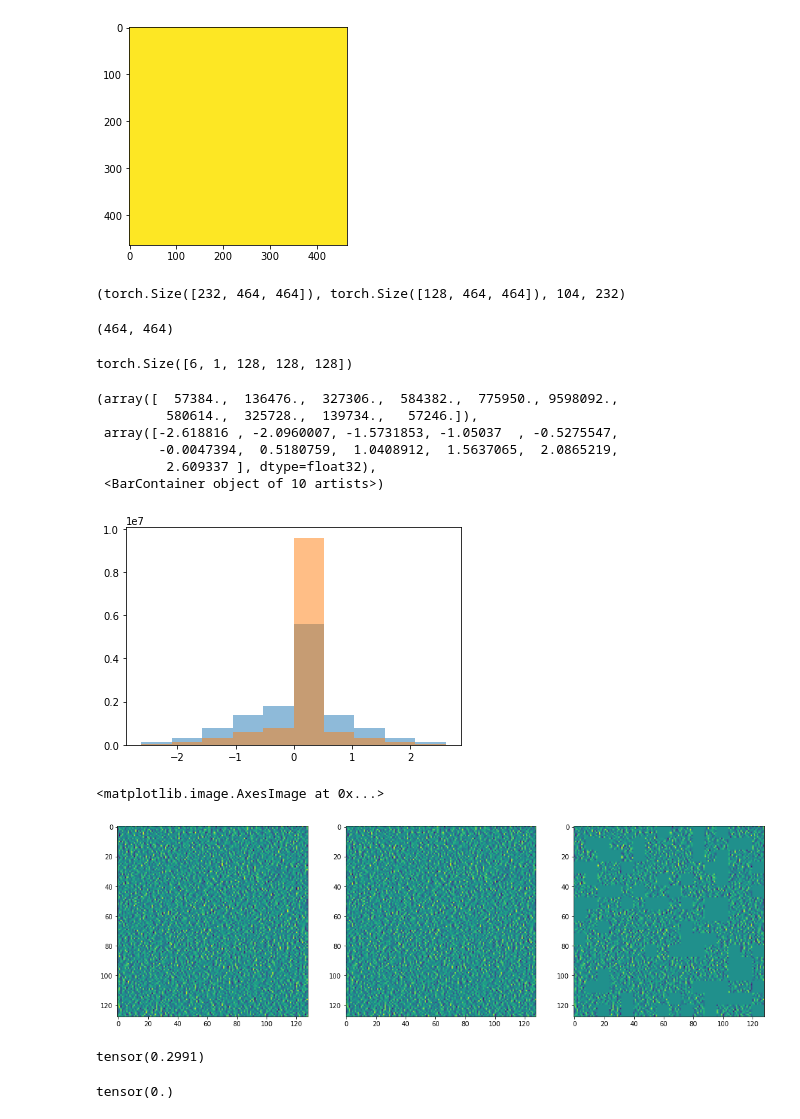
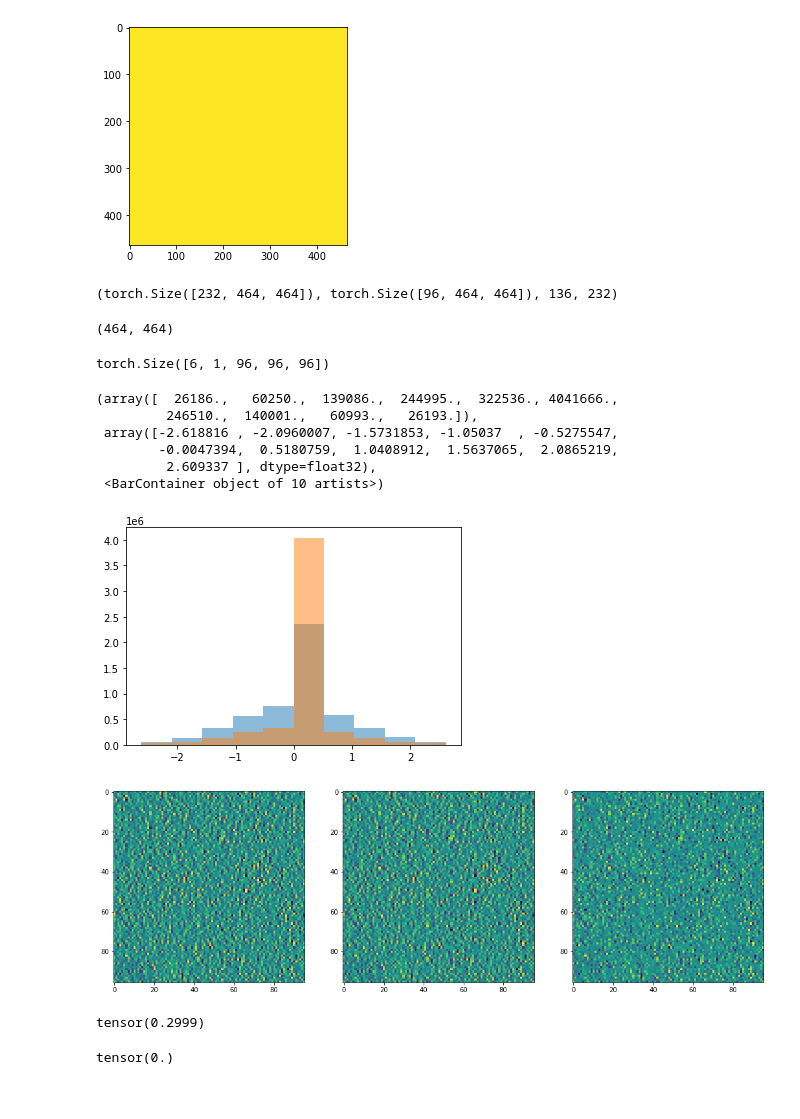
Before and after one commit to Fickincool/master-thesis, a Jupyter notebook: Notebooks/6.00_self2selfDenoising/6.00_dataloader_pilot.ipynb, the cells around one changed output. Saved outputs shown, nothing was run; the diff lists cells and outputs as text; code cells hidden in the pictures.

```diff
--- a/Notebooks/6.00_self2selfDenoising/6.00_dataloader_pilot.ipynb
+++ b/Notebooks/6.00_self2selfDenoising/6.00_dataloader_pilot.ipynb
@@ -121,12 +121,21 @@ len(grid)
 # %%
 # cet_path = os.path.join(PARENT_PATH, 'data/raw_cryo-ET/tomo02.mrc')
 cet_path = os.path.join(PARENT_PATH, 'data/S2SDenoising/dummy_tomograms/tomo02_dummy.mrc')
+gt_cet_path = None
+# simulated_model = 'model14'
+# cet_path = os.path.join(
+#     PARENT_PATH, "data/S2SDenoising/dummy_tomograms/tomoPhantom_%s_Poisson5000+Gauss5+stripes.mrc" %simulated_model
+# )
+# gt_cet_path = os.path.join(
+#     PARENT_PATH, "data/S2SDenoising/dummy_tomograms/tomoPhantom_%s.mrc" %simulated_model
+# )
+
 
 p=0.3
 batch_size = 8
 num_gpus = 2
-subtomo_length = 128
+subtomo_length = 96
 
-my_dataset = singleCET_dataset(cet_path, subtomo_length, p=p, volumetric_scale_factor=8)
+my_dataset = singleCET_dataset(cet_path, subtomo_length, p=p, volumetric_scale_factor=8, gt_tomo_path=gt_cet_path)
 print('Size of dataset: %i, Steps per epoch: %i' %(len(my_dataset), len(my_dataset)/(batch_size*num_gpus)))
 # %% [output]
@@ -191,48 +180,55 @@ plt.imshow(dummy_tomo[-1], vmin=0, vmax=1)
 # check last set of dimensions across Z
 tomo_data.shape, dummy_tomo[zmin:zmax].shape, zmin, zmax
 # %% [output]
-(torch.Size([232, 464, 464]), torch.Size([128, 464, 464]), 104, 232)
+(torch.Size([232, 464, 464]), torch.Size([96, 464, 464]), 136, 232)
 # %%
 ymax, xmax
 # %% [output]
 (464, 464)
 # %%
-idx = 0
-subtomo, target, mask = my_dataset[idx]
+idx = 10
+subtomo, target, mask, gt_subtomo = my_dataset[idx]
 subtomo.shape
 # %% [output]
-torch.Size([6, 1, 128, 128, 128])
+torch.Size([6, 1, 96, 96, 96])
 # %%
 plt.hist(subtomo.squeeze().numpy().flatten(), alpha=0.5)
 plt.hist(target.squeeze().numpy().flatten(), alpha=0.5)
 # %% [output]
-(array([  57384.,  136476.,  327306.,  584382.,  775950., 9598092.,
-         580614.,  325728.,  139734.,   57246.]),
+(array([  26186.,   60250.,  139086.,  244995.,  322536., 4041666.,
+         246510.,  140001.,   60993.,   26193.]),
  array([-2.618816 , -2.0960007, -1.5731853, -1.05037  , -0.5275547,
         -0.0047394,  0.5180759,  1.0408912,  1.5637065,  2.0865219,
          2.609337 ], dtype=float32),
  <BarContainer object of 10 artists>)
-[figure, old version]
+[figure, new version]
 # %%
 z0, y0, x0 = my_dataset.grid[idx]
 zmin, zmax = z0-subtomo_length//2, z0+subtomo_length//2
 ymin, ymax = y0-subtomo_length//2, y0+subtomo_length//2
 xmin, xmax = x0-subtomo_length//2, x0+subtomo_length//2
 
 aux_patch = tomo_data[zmin:zmax, ymin:ymax, xmin:xmax]
 
-fig, (ax0, ax1, ax2) = plt.subplots(1, 3, figsize=(18, 8))
-zidx = 43
-ax0.imshow((target+subtomo)[0][0][zidx])
-ax1.imshow(aux_patch[zidx])
-ax2.imshow(subtomo[0][0][zidx])
+if gt_subtomo is not None:
+    fig, (ax0, ax1, ax2, ax3) = plt.subplots(1, 4, figsize=(18, 8))
+    zidx = 43
+    ax0.imshow((target+subtomo)[0][0][zidx])
+    ax1.imshow(aux_patch[zidx])
+    ax2.imshow(subtomo[0][0][zidx])
+    ax3.imshow(gt_subtomo[0][0][zidx])
+else:
+    fig, (ax0, ax1, ax2) = plt.subplots(1, 3, figsize=(18, 8))
+    zidx = 43
+    ax0.imshow((target+subtomo)[0][0][zidx])
+    ax1.imshow(aux_patch[zidx])
+    ax2.imshow(subtomo[0][0][zidx])
 # %% [output]
-<matplotlib.image.AxesImage at 0x...>
-[figure, old version]
+[figure, new version]
 # %%
 (mask==0).sum()/torch.prod(torch.tensor(subtomo.shape))
 # %% [output]
-tensor(0.2991)
+tensor(0.2999)
 # %%
 ((target + subtomo).squeeze() - aux_patch).abs().max()
 # %% [output]
```
Also changed, not shown: parts of 3 cells of this notebook, 7 other files.
